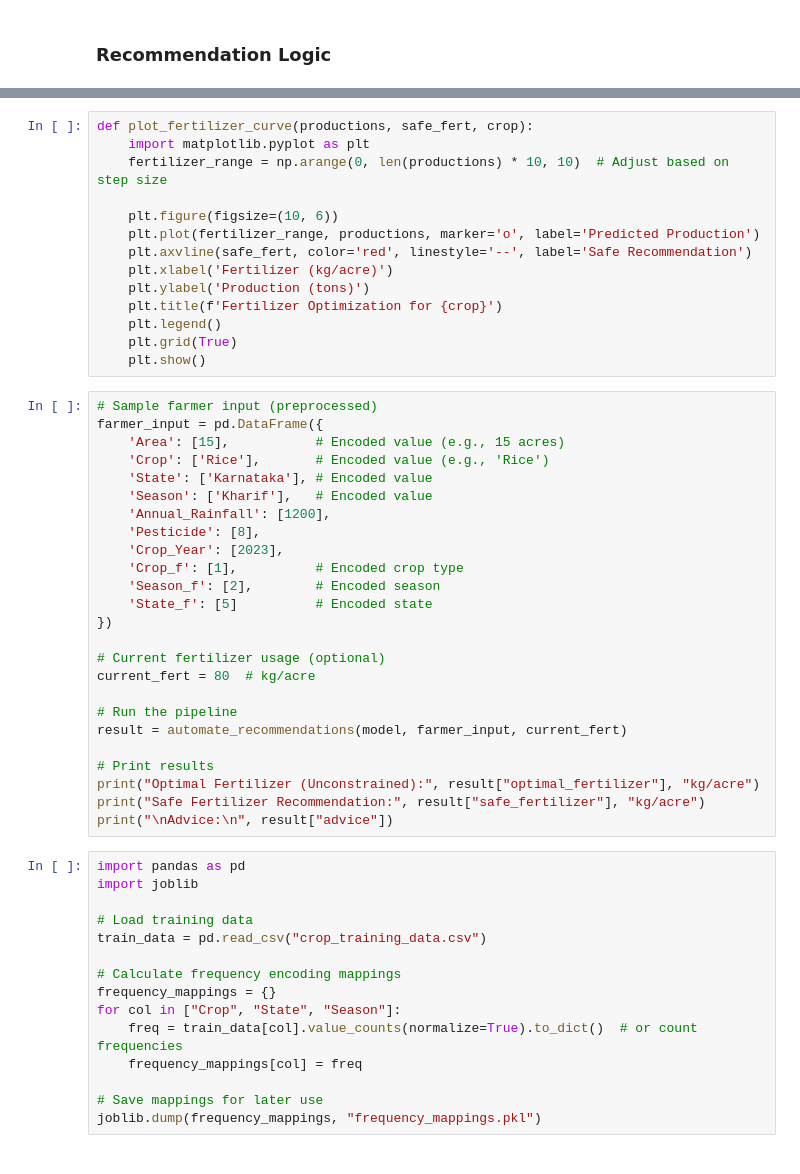
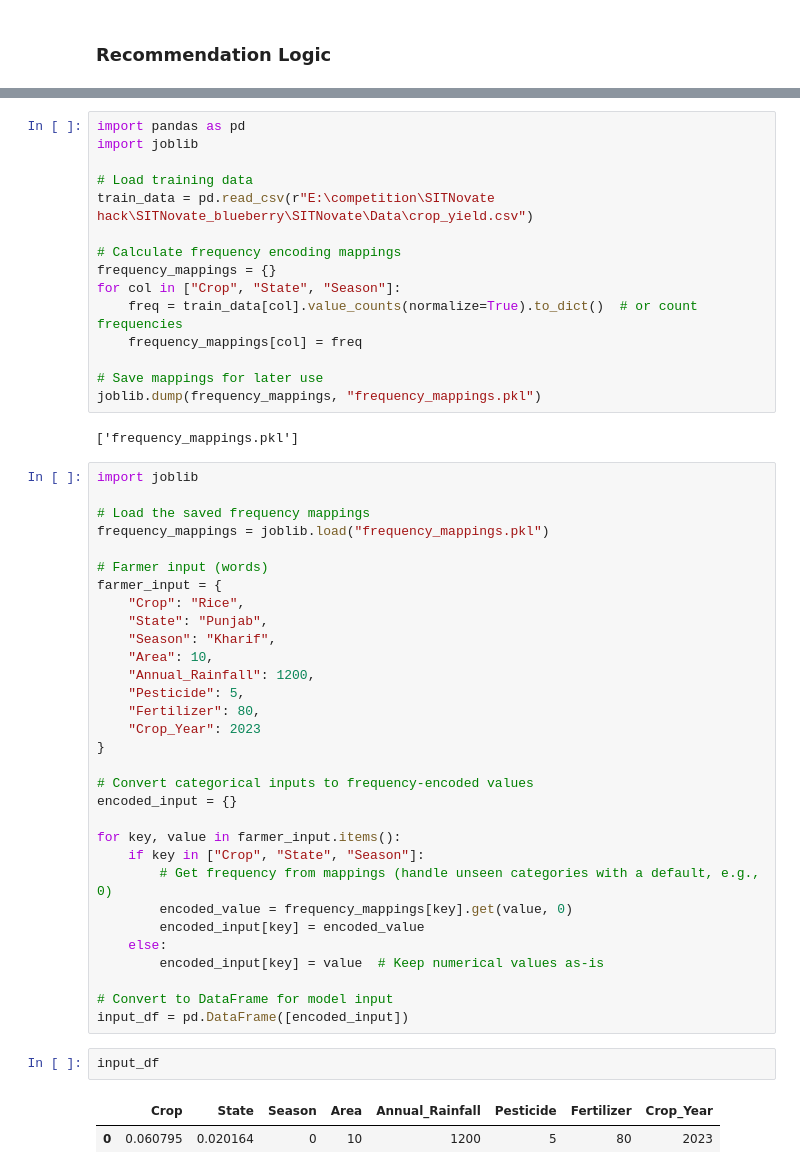
Before and after one commit to Shiva7706/SITNovate, a Jupyter notebook: Data_refine copy.ipynb, the cells around one changed output, grey strips where cells are left out. Drawn from its saved outputs; the diff is of its cells as text.

```diff
--- a/Data_refine copy.ipynb
+++ b/Data_refine copy.ipynb
@@ -573,48 +557,9 @@ def automate_recommendations(model, farmer_input, current_fert=None):
-# %%
-def plot_fertilizer_curve(productions, safe_fert, crop):
-    import matplotlib.pyplot as plt
-    fertilizer_range = np.arange(0, len(productions) * 10, 10)  # Adjust based on step size
-
-    plt.figure(figsize=(10, 6))
-    plt.plot(fertilizer_range, productions, marker='o', label='Predicted Production')
-    plt.axvline(safe_fert, color='red', linestyle='--', label='Safe Recommendation')
-    plt.xlabel('Fertilizer (kg/acre)')
-    plt.ylabel('Production (tons)')
-    plt.title(f'Fertilizer Optimization for {crop}')
-    plt.legend()
-    plt.grid(True)
-    plt.show()
-# %%
-# Sample farmer input (preprocessed)
-farmer_input = pd.DataFrame({
-    'Area': [15],           # Encoded value (e.g., 15 acres)
-    'Crop': ['Rice'],       # Encoded value (e.g., 'Rice')
-    'State': ['Karnataka'], # Encoded value
-    'Season': ['Kharif'],   # Encoded value
-    'Annual_Rainfall': [1200],
-    'Pesticide': [8],
-    'Crop_Year': [2023],
-    'Crop_f': [1],          # Encoded crop type
-    'Season_f': [2],        # Encoded season
-    'State_f': [5]          # Encoded state
-})
-
-# Current fertilizer usage (optional)
-current_fert = 80  # kg/acre
-
-# Run the pipeline
-result = automate_recommendations(model, farmer_input, current_fert)
-
-# Print results
-print("Optimal Fertilizer (Unconstrained):", result["optimal_fertilizer"], "kg/acre")
-print("Safe Fertilizer Recommendation:", result["safe_fertilizer"], "kg/acre")
-print("\nAdvice:\n", result["advice"])
 # %%
 import pandas as pd
 import joblib
 
 # Load training data
-train_data = pd.read_csv("crop_training_data.csv")
+train_data = pd.read_csv(r"E:\competition\SITNovate hack\SITNovate_blueberry\SITNovate\Data\crop_yield.csv")
 
 # Calculate frequency encoding mappings
 frequency_mappings = {}
@@ -624,3 +569,41 @@ for col in ["Crop", "State", "Season"]:
 
 # Save mappings for later use
 joblib.dump(frequency_mappings, "frequency_mappings.pkl")
+# %% [output]
+['frequency_mappings.pkl']
+# %%
+import joblib
+
+# Load the saved frequency mappings
+frequency_mappings = joblib.load("frequency_mappings.pkl")
+
+# Farmer input (words)
+farmer_input = {
+    "Crop": "Rice",
+    "State": "Punjab",
+    "Season": "Kharif",
+    "Area": 10,
+    "Annual_Rainfall": 1200,
+    "Pesticide": 5,
+    "Fertilizer": 80,
+    "Crop_Year": 2023
+}
+
+# Convert categorical inputs to frequency-encoded values
+encoded_input = {}
+
+for key, value in farmer_input.items():
+    if key in ["Crop", "State", "Season"]:
+        # Get frequency from mappings (handle unseen categories with a default, e.g., 0)
+        encoded_value = frequency_mappings[key].get(value, 0)
+        encoded_input[key] = encoded_value
+    else:
+        encoded_input[key] = value  # Keep numerical values as-is
+
+# Convert to DataFrame for model input
+input_df = pd.DataFrame([encoded_input])
+# %%
+input_df
+# %% [output]
+|  | Crop | State | Season | Area | Annual_Rainfall | Pesticide | Fertilizer | Crop_Year |
+| 0 | 0.060795 | 0.020164 | 0 | 10 | 1200 | 5 | 80 | 2023 |
```
Also changed, not shown: parts of 24 cells of this notebook, 2 other files.
